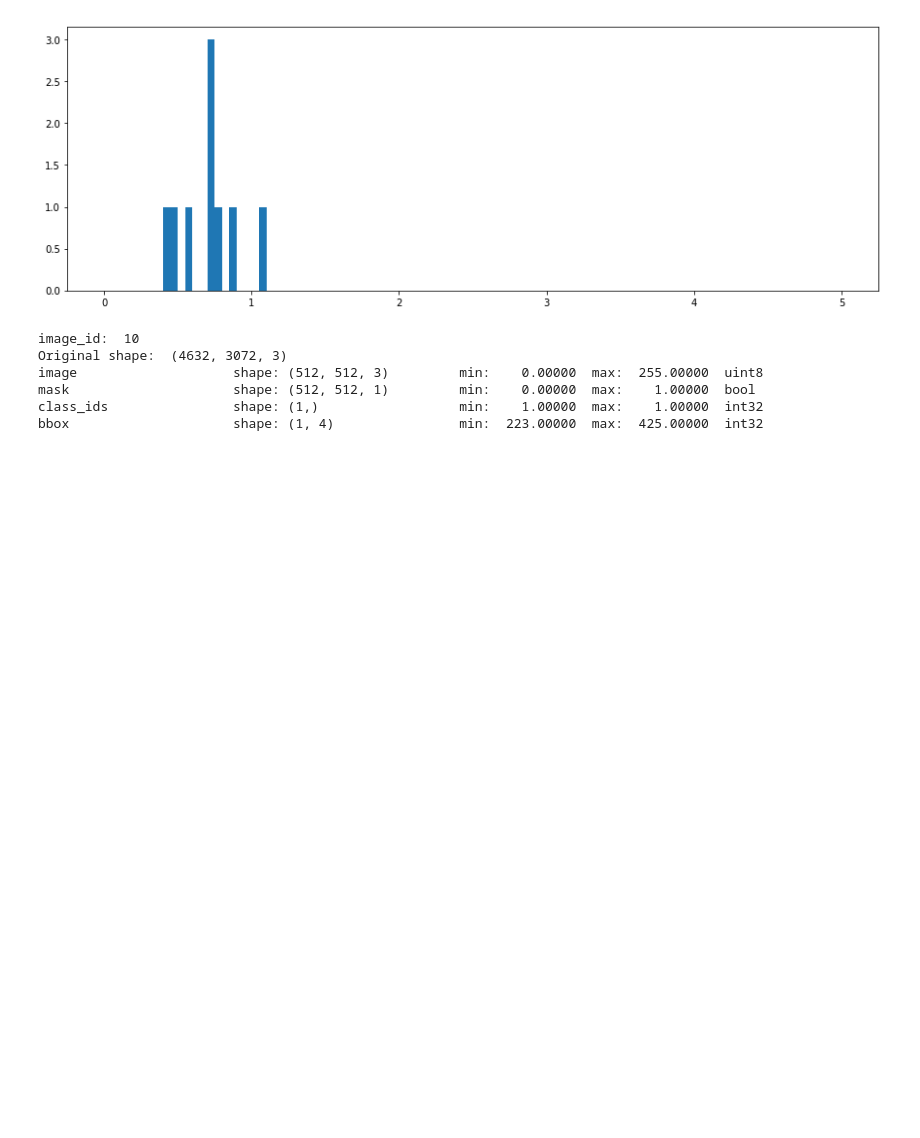
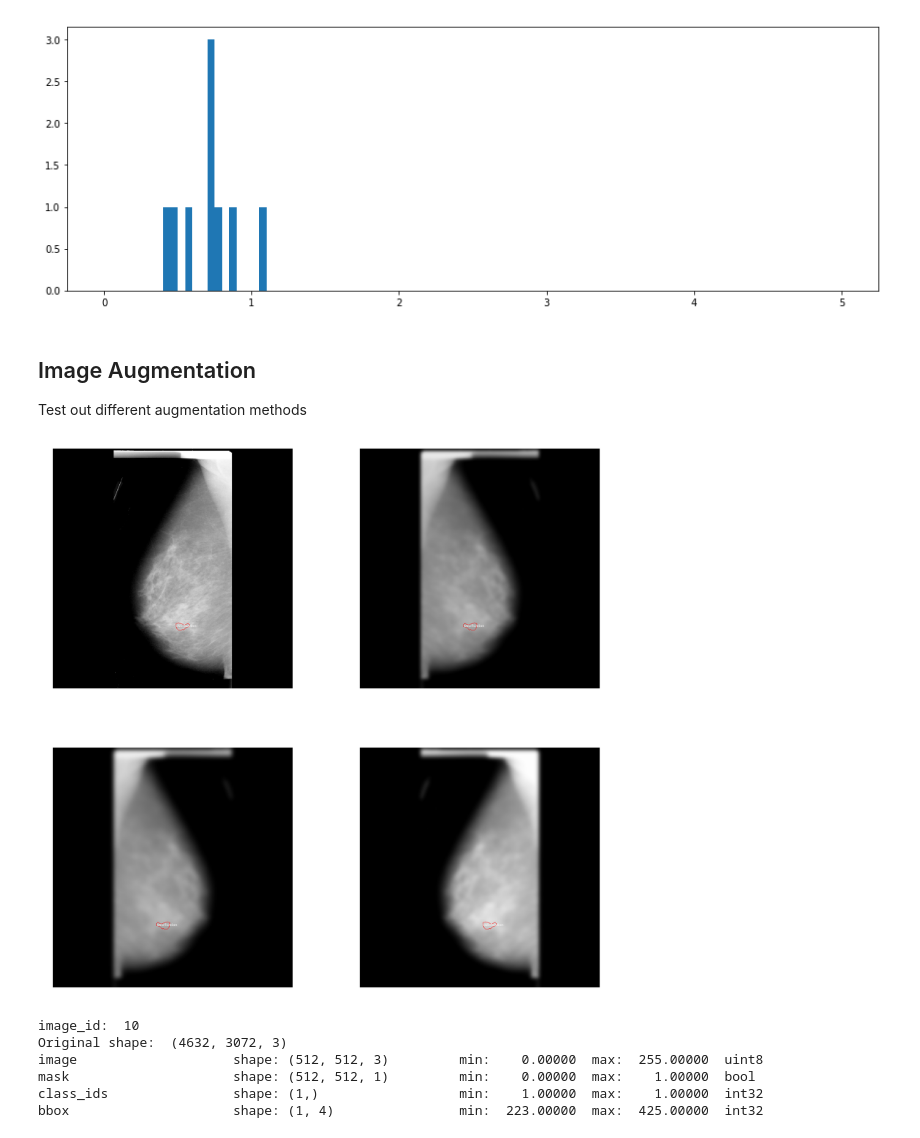
Before and after one commit to patrick-12sigma/cal-detection, a Jupyter notebook: code/Mask_RCNN/cal_data.ipynb, the cells around one changed output. Cells and saved outputs as stored; diff of their text form; code cells hidden in the pictures; blank space fills up the shorter version.

```diff
--- a/code/Mask_RCNN/cal_data.ipynb
+++ b/code/Mask_RCNN/cal_data.ipynb
@@ -141,6 +145,16 @@ USE_MINI_MASK                  True
 USE_RPN_ROIS                   True
 VALIDATION_STEPS               10
 WEIGHT_DECAY                   0.0001
+# %%
+def get_ax(rows=1, cols=1, size=16):
+    """Return a Matplotlib Axes array to be used in
+    all visualizations in the notebook. Provide a
+    central point to control graph sizes.
+
+    Adjust the size attribute to control how big to render images
+    """
+    _, ax = plt.subplots(rows, cols, figsize=(size*cols, size*rows))
+    return ax
 # %%
 class CalDataset(utils.Dataset):
     """Create customized dataset class to load data"""
@@ -378,6 +392,31 @@ _ = plt.hist(nucleus_aspect_ratio, bins=100, range=[0, 5])
 # %% [output]
 Nucleus Aspect Ratio.  mean: 0.71  median: 0.70  min: 0.42  max: 1.09
 [figure]
+# %% [markdown]
+## Image Augmentation
+
+Test out different augmentation methods
+# %%
+# List of augmentations
+# http://imgaug.readthedocs.io/en/latest/source/augmenters.html
+augmentation = iaa.Sometimes(0.9, [
+    iaa.Fliplr(0.5),
+    iaa.Flipud(0.5),
+    iaa.Multiply((0.8, 1.2)),
+    iaa.GaussianBlur(sigma=(0.0, 5.0))
+])
+# %%
+# Load the image multiple times to show augmentations
+limit = 4
+ax = get_ax(rows=2, cols=limit//2)
+for i in range(limit):
+    image, image_meta, class_ids, bbox, mask = modellib.load_image_gt(
+        dataset, config, image_id, use_mini_mask=False, augment=False, augmentation=augmentation)
+    visualize.display_instances(image, bbox, mask, class_ids,
+                                dataset.class_names, ax=ax[i//2, i % 2],
+                                show_mask=False, show_bbox=False)
+# %% [output]
+[figure, added]
 # %%
 # Load random image and mask.
 image_id = np.random.choice(dataset.image_ids, 1)[0]
```
Also changed, not shown: parts of 4 cells of this notebook, 5 other files.
